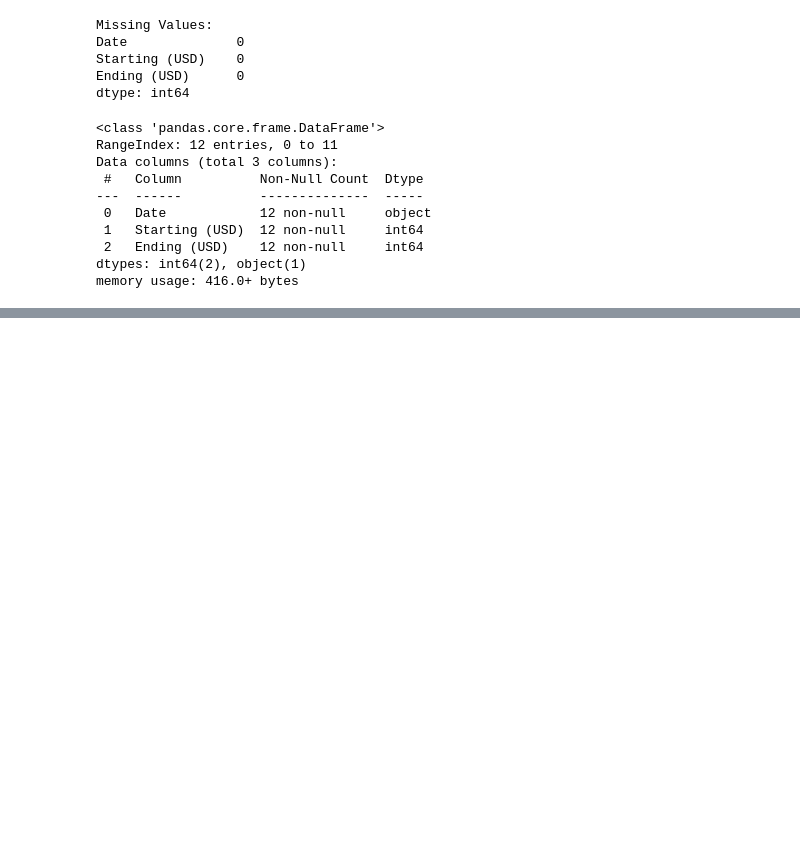
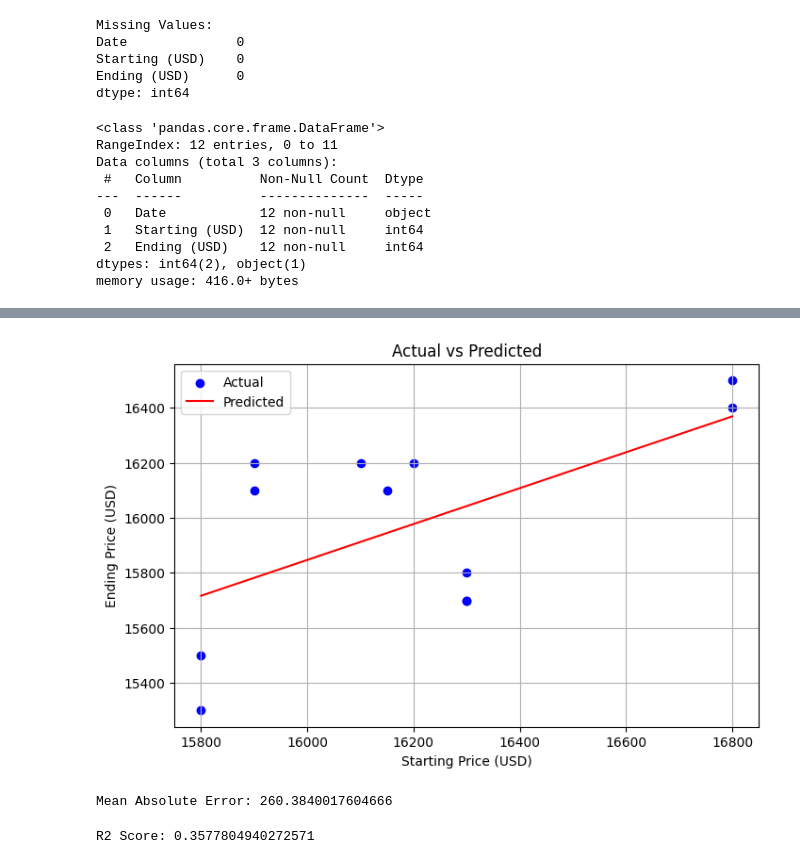
Before and after one commit to SanviRahman/Machine-Learning, a Jupyter notebook: Linear-Regression/linear_regression.ipynb, the cells around one changed output, grey strips where cells are left out. Drawn from its saved outputs; the diff is of its cells as text; code cells hidden in the pictures; blank space fills up the shorter version.

```diff
--- a/Linear-Regression/linear_regression.ipynb
+++ b/Linear-Regression/linear_regression.ipynb
@@ -68,0 +132,46 @@ memory usage: 416.0+ bytes
+# %%
+# Predict all training data
+y_pred = model.predict(x)
+
+# Sort X values for a smooth regression line
+sorted_index = x["Starting (USD)"].argsort()
+
+plt.figure(figsize=(8, 5))
+
+# Actual data
+plt.scatter(x["Starting (USD)"], y, color="blue", label="Actual")
+
+# Predicted regression line
+plt.plot(
+    x["Starting (USD)"].iloc[sorted_index],
+    y_pred[sorted_index],
+    color="red",
+    label="Predicted"
+)
+
+plt.xlabel("Starting Price (USD)")
+plt.ylabel("Ending Price (USD)")
+plt.title("Actual vs Predicted")
+plt.legend()
+plt.grid(True)
+plt.show()
+# %% [output]
+[figure, added]
+# %%
+
+from sklearn.metrics import mean_absolute_error
+
+mae = mean_absolute_error(y, y_pred)
+
+print("Mean Absolute Error:", mae)
+# %% [output]
+Mean Absolute Error: 260.3840017604666
+# %%
+
+from sklearn.metrics import r2_score
+
+r2 = r2_score(y, y_pred)
+
+print("R2 Score:", r2)
+# %% [output]
+R2 Score: 0.3577804940272571
```
Also changed, not shown: parts of 10 cells of this notebook.
